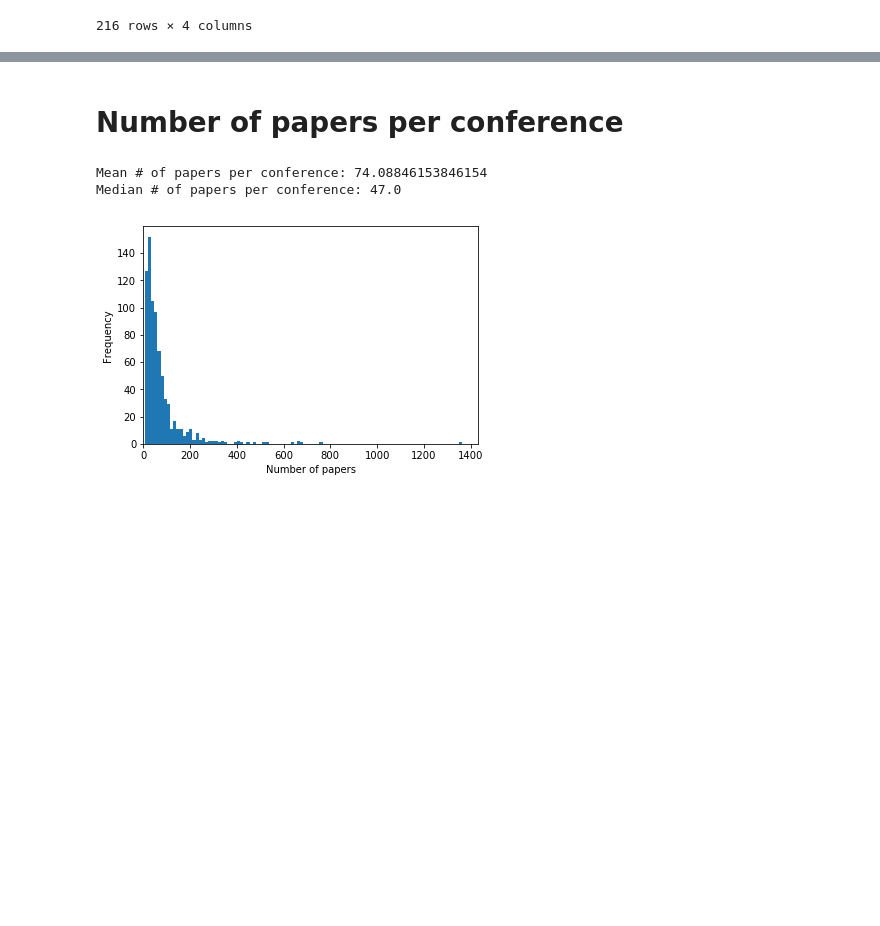
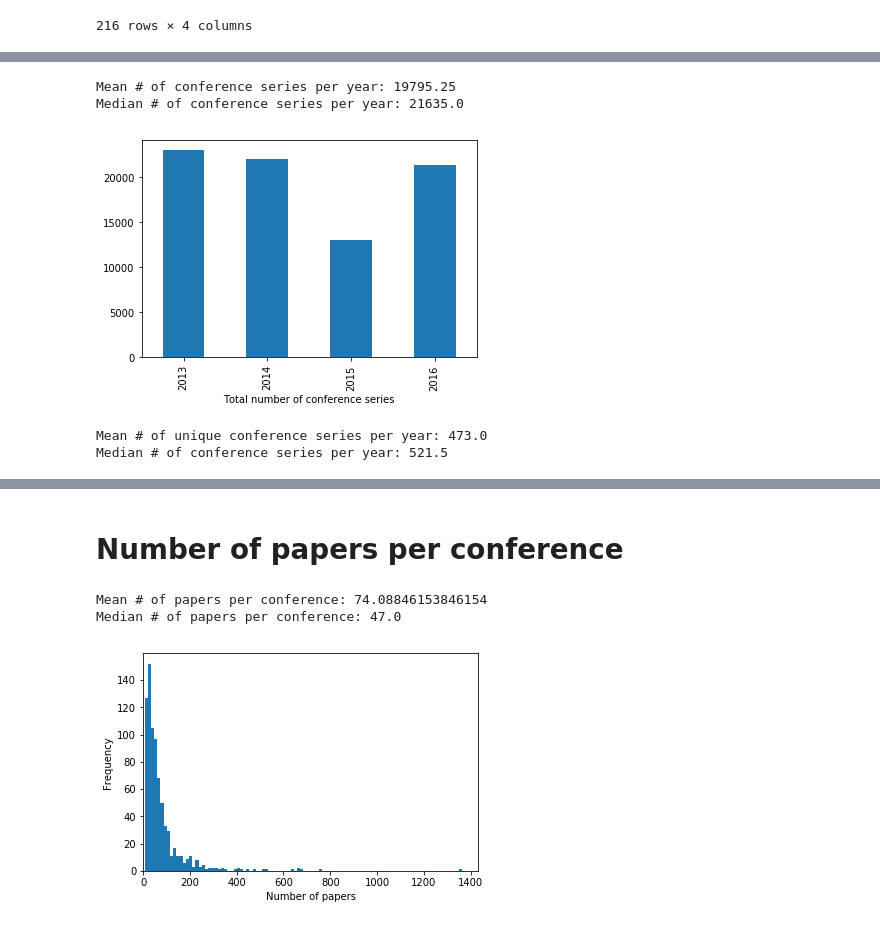
Before and after one commit to philippnaeser/recommender-system, a Jupyter notebook: notebooks/Exploration General Conferences.ipynb, the cells around one changed output, grey strips where cells are left out. Cells and saved outputs as stored; diff of their text form; code cells hidden in the pictures; blank space fills up the shorter version.

Commit message:
Updated notebooks with exploration of WikiCFP data and SrpingerLink conferenceseries

```diff
--- a/notebooks/Exploration General Conferences.ipynb
+++ b/notebooks/Exploration General Conferences.ipynb
@@ -113,0 +166,14 @@ d_train.data[d_train.data.conferenceseries_name==conferences_train[0]][["confere
+# %%
+cs_2013 = pd.DataFrame({"year": ['2013']*len(d_2013.data["conferenceseries"]),
+                        "conferenceseries": list(d_2013.data["conferenceseries"])
+                       })
+cs_2014 = pd.DataFrame({"year": ['2014']*len(d_2014.data["conferenceseries"]),
+                        "conferenceseries": list(d_2014.data["conferenceseries"])
+                       })
+cs_2015 = pd.DataFrame({"year": ['2015']*len(d_2015.data["conferenceseries"]),
+                        "conferenceseries": list(d_2015.data["conferenceseries"])
+                       })
+cs_2016 = pd.DataFrame({"year": ['2016']*len(d_2016.data["conferenceseries"]),
+                        "conferenceseries": list(d_2016.data["conferenceseries"])
+                       })
+cs = pd.concat([cs_2013, cs_2014, cs_2015, cs_2016])
@@ -113,0 +190,13 @@ d_train.data[d_train.data.conferenceseries_name==conferences_train[0]][["confere
+# %%
+print("Mean # of conference series per year: {}".format(series.mean()[0]))
+print("Median # of conference series per year: {}".format(series.median()[0]))
+# %% [output]
+Mean # of conference series per year: 19795.25
+Median # of conference series per year: 21635.0
+# %%
+ax = cs[["conferenceseries", "year"]].groupby(["year"]).count().plot(kind="bar")
+plt.xlabel("Total number of conference series")
+ax.legend().remove()
+plt.show()
+# %% [output]
+[figure, added]
@@ -113,0 +218,6 @@ d_train.data[d_train.data.conferenceseries_name==conferences_train[0]][["confere
+# %%
+print("Mean # of unique conference series per year: {}".format(cs_total.mean()[1]))
+print("Median # of conference series per year: {}".format(cs_total.median()[1]))
+# %% [output]
+Mean # of unique conference series per year: 473.0
+Median # of conference series per year: 521.5
```
Also changed, not shown: parts of 10 cells of this notebook, 1 other file.
